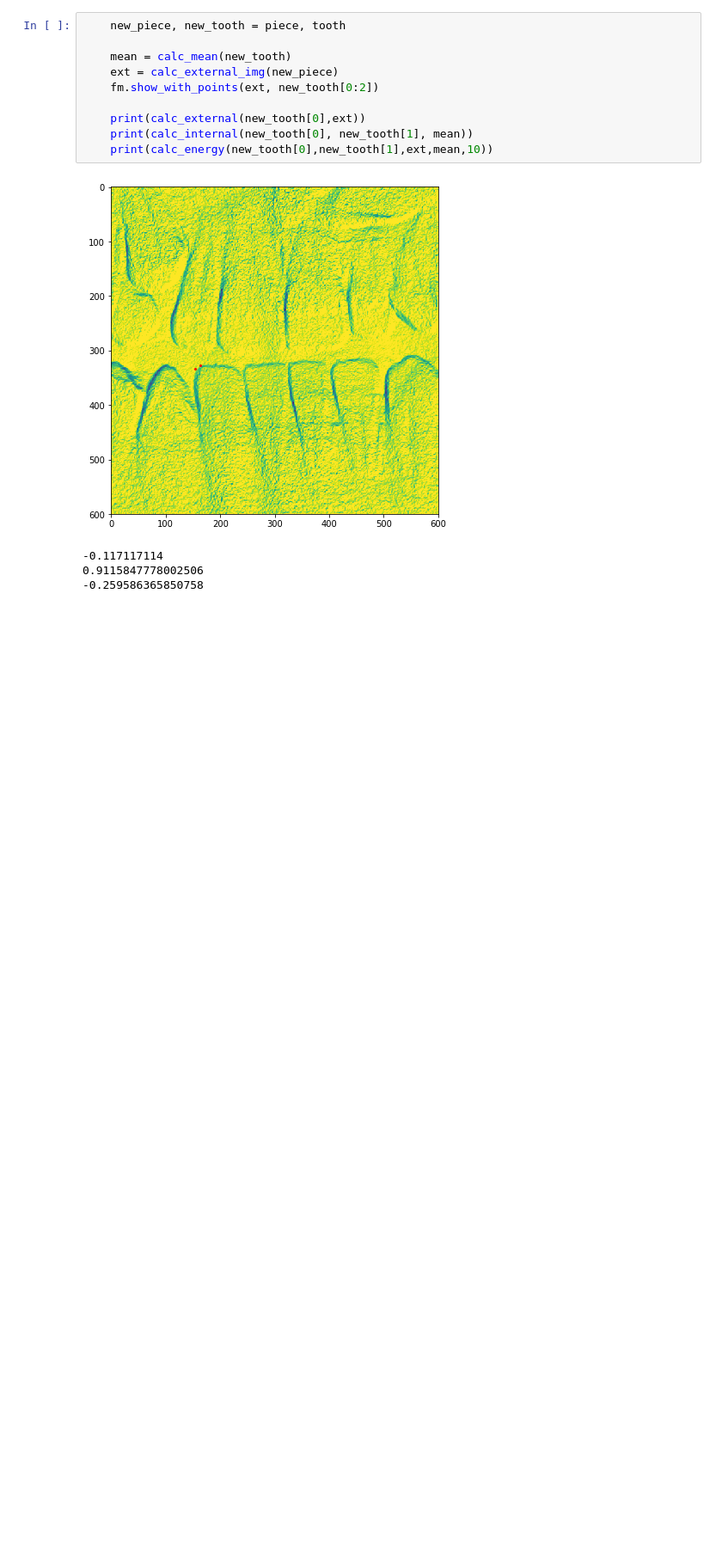
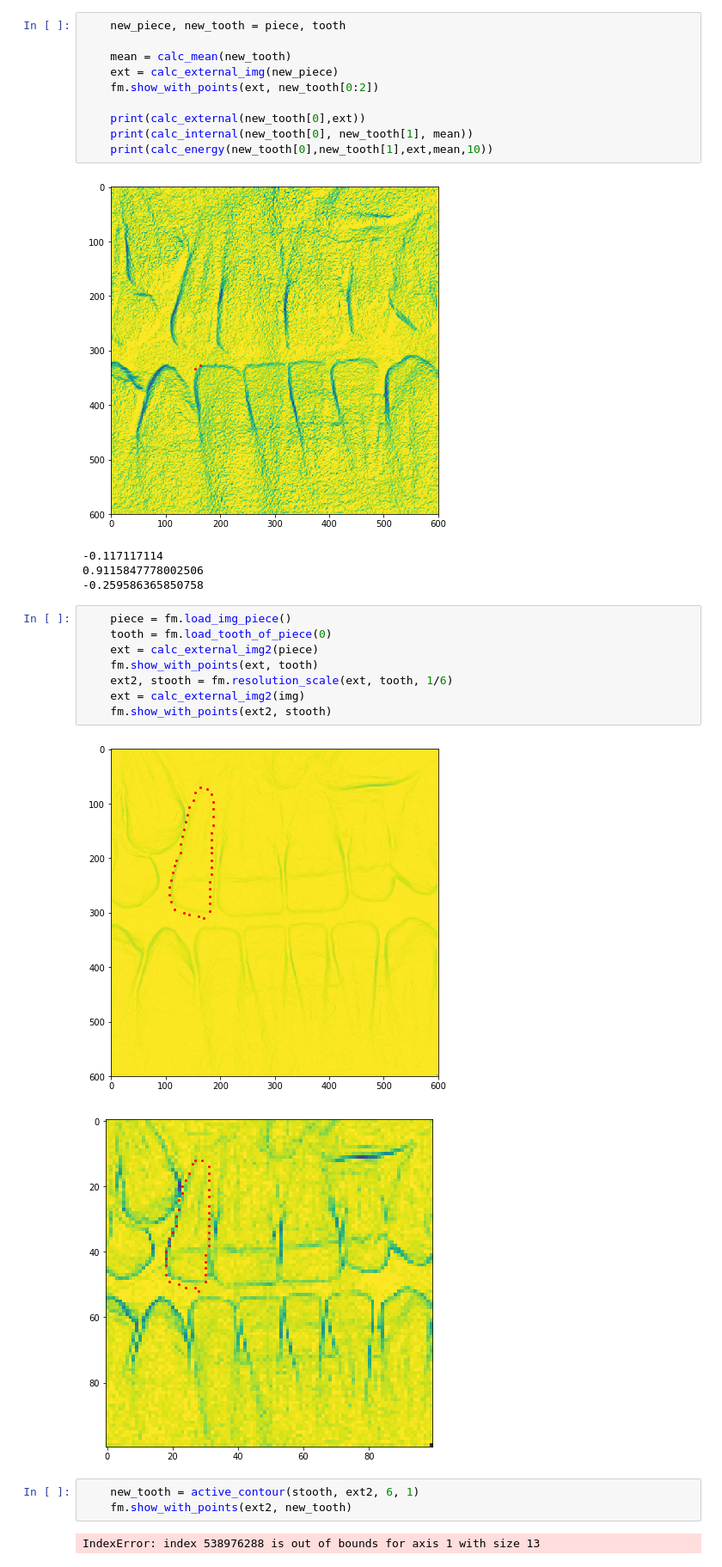
Before and after one commit to Aoriseth/Python-Active-shape-model-for-Incisor-Segmentation, a Jupyter notebook: ActiveFitContour.ipynb, the cells around one changed output. Shown at 86% size. Cells and saved outputs as stored; diff of their text form; blank space fills up the shorter version.

```diff
--- a/ActiveFitContour.ipynb
+++ b/ActiveFitContour.ipynb
@@ -241,3 +248,19 @@ if __name__ == "__main__":
 -0.117117114
 0.9115847778002506
 -0.259586365850758
+# %%
+    piece = fm.load_img_piece()
+    tooth = fm.load_tooth_of_piece(0)
+    ext = calc_external_img2(piece)
+    fm.show_with_points(ext, tooth)
+    ext2, stooth = fm.resolution_scale(ext, tooth, 1/6)
+    ext = calc_external_img2(img)
+    fm.show_with_points(ext2, stooth)
+# %% [output]
+[figure, added]
+[figure, added]
+# %%
+    new_tooth = active_contour(stooth, ext2, 6, 1)
+    fm.show_with_points(ext2, new_tooth)
+# %% [output]
+IndexError: index 538976288 is out of bounds for axis 1 with size 13
```
Also changed, not shown: parts of 5 cells of this notebook, 6 other files.
